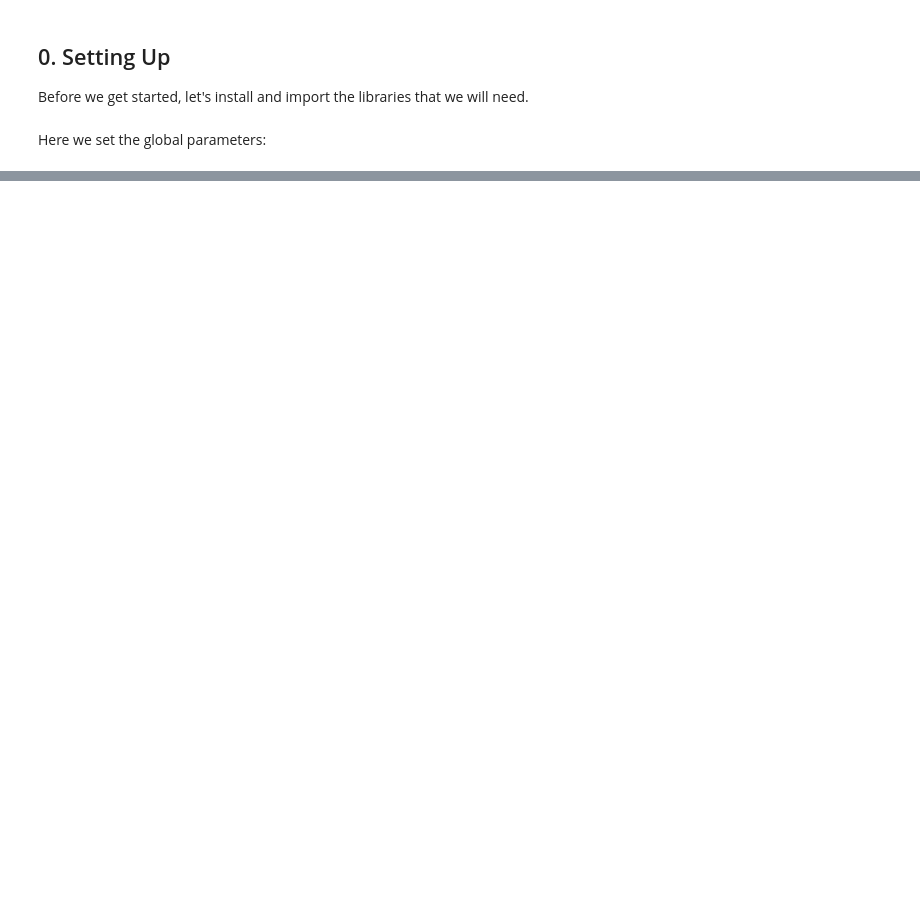
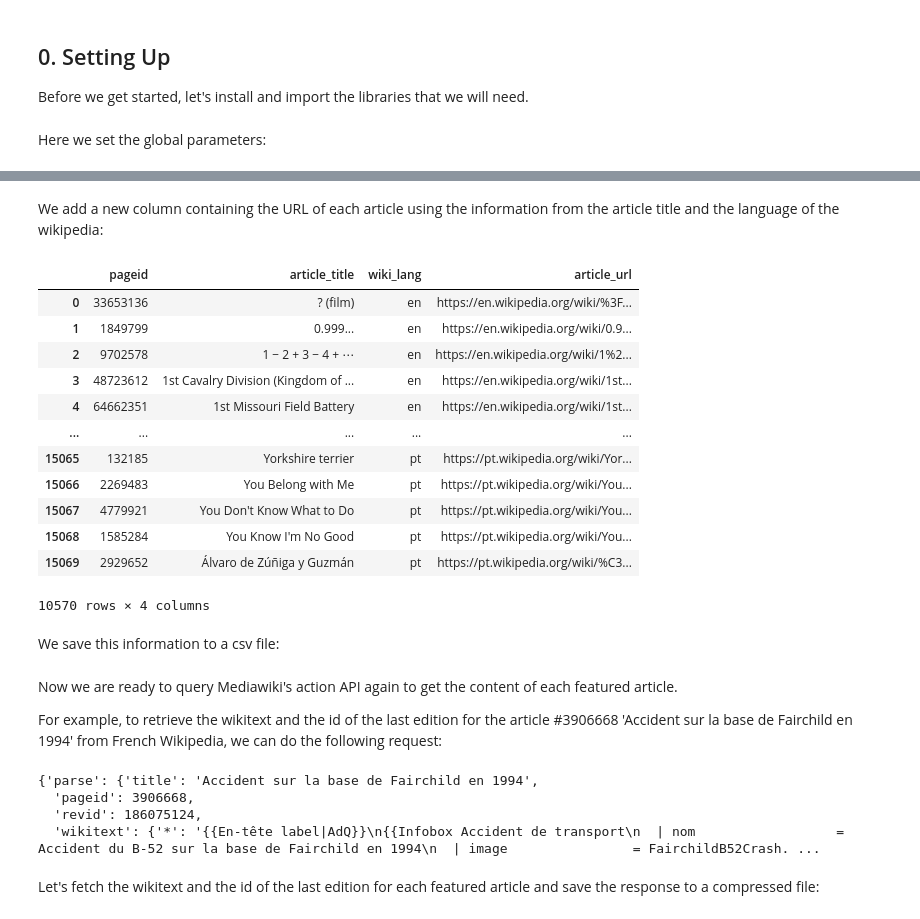
Before and after one commit to hdlabconicet/Web2Cit-research, a Jupyter notebook: understand-citoid-coverage.ipynb, the cells around one changed output, grey strips where cells are left out. Saved outputs shown, nothing was run; the diff lists cells and outputs as text; code cells hidden in the pictures; blank space fills up the shorter version.

```diff
--- a/understand-citoid-coverage.ipynb
+++ b/understand-citoid-coverage.ipynb
@@ -62,6 +45,0 @@ First, we get the list of URLs of Wikipedia articles from a [GoogleSpreadsheet](
-# %%
-tab = {'en': '2094364128', 'es': '0'}[lang]
-
-sheet_url = f'https://docs.google.com/spreadsheets/d/1ZgCFtTj8DvAt-OJKPB1d0ShxYjSnN-eT9zxk0EUzMIA/export?gid={tab}&format=csv'
-df = pd.read_csv(sheet_url)
-articles_urls = df['URL'].drop_duplicates()
@@ -305,0 +138,8 @@ def get_and_cache_response(reference_url):
+# %%
+# the name of the category in each language
+catname_bylang = {
+    'en': 'Category:Featured_articles',
+    'es': 'Categor%C3%ADa:Wikipedia:Art%C3%ADculos_destacados',
+    'fr': 'Cat%C3%A9gorie:Article_de_qualit%C3%A9',
+    'pt': 'Categoria:!Artigos_destacados',
+}
@@ -305,0 +203,22 @@ def get_and_cache_response(reference_url):
+# %%
+# Get the information of the featured articles and build a dataframe
+dfs = []
+
+for fname in sorted(os.listdir('featured-articles')):
+    if fname.endswith('.json'):
+
+        wikilang = fname.split('-')[0]
+
+        with open(f'featured-articles/{fname}') as fi:
+            featured_arts = json.load(fi)
+
+        df = pd.DataFrame(featured_arts['query']['categorymembers'])
+        df['wiki_lang'] = wikilang
+        df = df[df['ns'] == 0] # discard items that are not featured articles
+        df.drop('ns', axis='columns', inplace = True)
+
+        dfs.append(df)
+
+articles_data = pd.concat(dfs, ignore_index= True)
+articles_data.rename(columns={'title':'article_title'}, inplace = True)
+articles_data.drop_duplicates(inplace = True)
@@ -305,0 +241,22 @@ def get_and_cache_response(reference_url):
+# %% [markdown]
+We add a new column containing the URL of each article using the information from the article title and the language of the wikipedia:
+# %%
+articles_data['article_url'] = "https://"+articles_data['wiki_lang']+".wikipedia.org/wiki/"+articles_data['article_title'].map(urllib.parse.quote)
+# %%
+articles_data
+# %% [output]
+|  | pageid | article_title | wiki_lang | article_url |
+| 0 | 33653136 | ? (film) | en | https://en.wikipedia.org/wiki/%3F... |
+| 1 | 1849799 | 0.999... | en | https://en.wikipedia.org/wiki/0.9... |
+| 2 | 9702578 | 1 − 2 + 3 − 4 + ⋯ | en | https://en.wikipedia.org/wiki/1%2... |
+| 3 | 48723612 | 1st Cavalry Division (Kingdom of ... | en | https://en.wikipedia.org/wiki/1st... |
+| 4 | 64662351 | 1st Missouri Field Battery | en | https://en.wikipedia.org/wiki/1st... |
+| ... | ... | ... | ... | ... |
+| 15065 | 132185 | Yorkshire terrier | pt | https://pt.wikipedia.org/wiki/Yor... |
+| 15066 | 2269483 | You Belong with Me | pt | https://pt.wikipedia.org/wiki/You... |
+| 15067 | 4779921 | You Don't Know What to Do | pt | https://pt.wikipedia.org/wiki/You... |
+| 15068 | 1585284 | You Know I'm No Good | pt | https://pt.wikipedia.org/wiki/You... |
+| 15069 | 2929652 | Álvaro de Zúñiga y Guzmán | pt | https://pt.wikipedia.org/wiki/%C3... |
+10570 rows × 4 columns
+# %% [markdown]
+We save this information to a csv file:
@@ -305,0 +265,4 @@ def get_and_cache_response(reference_url):
+# %% [markdown]
+Now we are ready to query Mediawiki's action API again to get the content of each featured article.
+
+For example, to retrieve the wikitext and the id of the last edition for the article #3906668 'Accident sur la base de Fairchild en 1994' from French Wikipedia, we can do the following request:
@@ -305,0 +285,9 @@ def get_and_cache_response(reference_url):
+# %%
+page_data
+# %% [output]
+{'parse': {'title': 'Accident sur la base de Fairchild en 1994',
+  'pageid': 3906668,
+  'revid': 186075124,
+  'wikitext': {'*': '{{En-tête label|AdQ}}\n{{Infobox Accident de transport\n  | nom                  = Accident du B-52 sur la base de Fairchild en 1994\n  | image                = FairchildB52Crash. ...
+# %% [markdown]
+Let's fetch the wikitext and the id of the last edition for each featured article and save the response to a compressed file:
```
Also changed, not shown: parts of 62 cells of this notebook, 41 other files.
